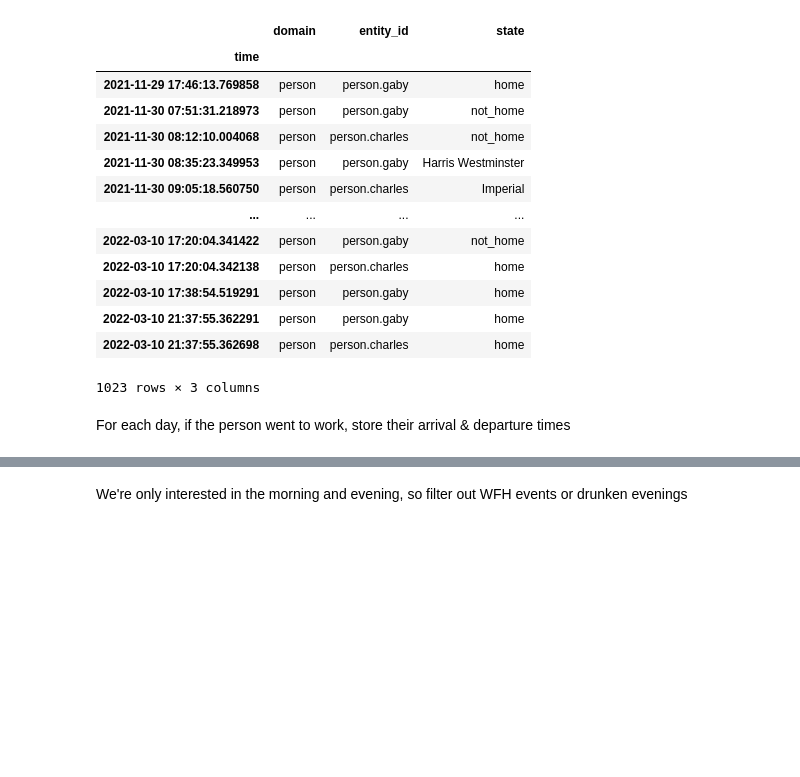
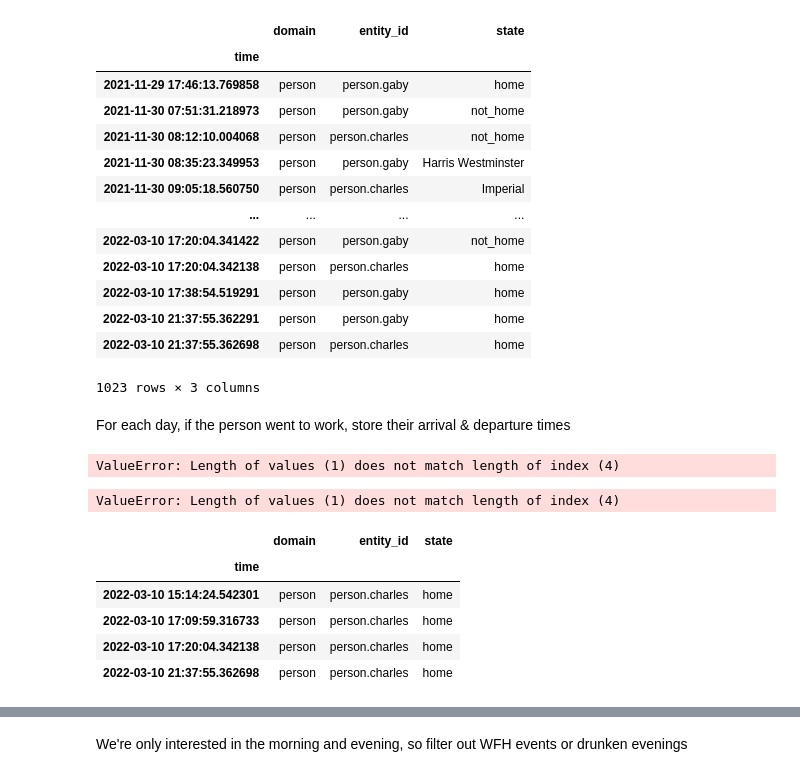
Before and after one commit to charlesbaynham/house-absolute-ha-setup, a Jupyter notebook: notebooks/plot_work_leavings.ipynb, the cells around one changed output, grey strips where cells are left out. Drawn from its saved outputs; the diff is of its cells as text; code cells hidden in the pictures; blank space fills up the shorter version.

```diff
--- a/notebooks/plot_work_leavings.ipynb
+++ b/notebooks/plot_work_leavings.ipynb
@@ -91,9 +91,25 @@ for date in dates:
     for person, workplace in zip(people, workplaces):
         this_person_changes = state_changes[state_changes.entity_id == person]
         if any(this_person_changes.state == workplace):
-            workplace_states = this_person_changes[this_person_changes.state == workplace]
-            arrival_times[person][date] = min(workplace_states.index) - date
-            leaving_times[person][date] = max(workplace_states.index) - date
+            workplace_states_ind = np.argwhere(this_person_changes.state == workplace)
 
-arrival_times = pd.DataFrame(arrival_times)
-leaving_times = pd.DataFrame(leaving_times)
+#             arrival_times[person][date] = min(workplace_states.index) - date
+#             leaving_times[person][date] = max(workplace_states.index) - date
+
+# arrival_times = pd.DataFrame(arrival_times)
+# leaving_times = pd.DataFrame(leaving_times)
+# %% [output]
+ValueError: Length of values (1) does not match length of index (4)
+# %%
+np.argwhere(this_person_changes.state == workplace)
+# %% [output]
+ValueError: Length of values (1) does not match length of index (4)
+# %%
+state_changes[state_changes.entity_id == people[0]]
+# %% [output]
+|  | domain | entity_id | state |
+| time |  |  |  |
+| 2022-03-10 15:14:24.542301 | person | person.charles | home |
+| 2022-03-10 17:09:59.316733 | person | person.charles | home |
+| 2022-03-10 17:20:04.342138 | person | person.charles | home |
+| 2022-03-10 21:37:55.362698 | person | person.charles | home |
```
Also changed, not shown: parts of 9 cells of this notebook.
